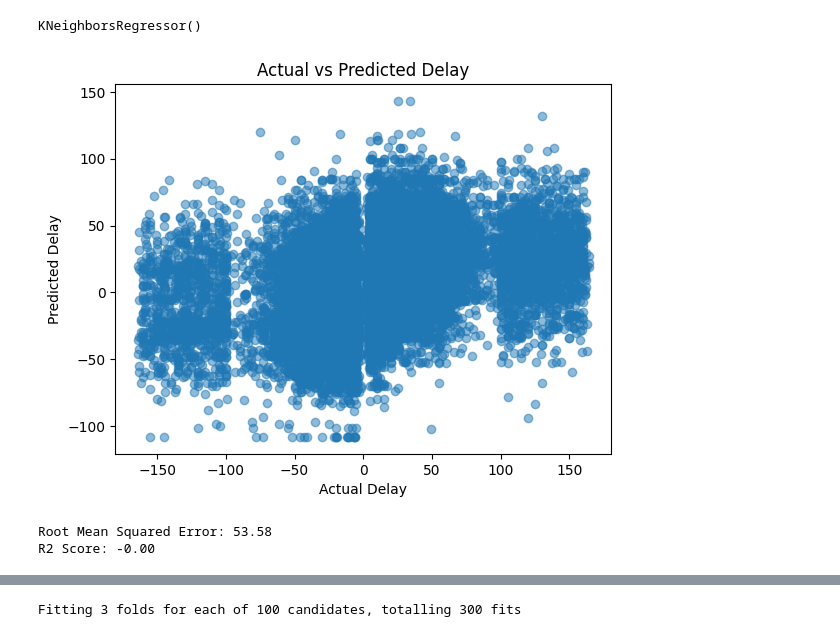
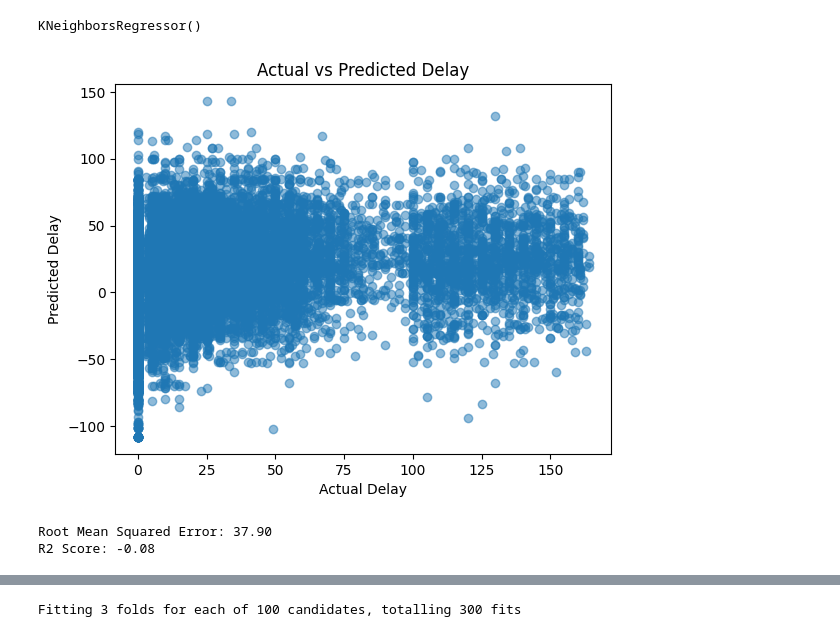
Before and after one commit to marcok10/ds-ml-project, a Jupyter notebook: EDA-flight.ipynb, the cells around one changed output, grey strips where cells are left out. Saved outputs shown, nothing was run; the diff lists cells and outputs as text; code cells hidden in the pictures.

```diff
--- a/EDA-flight.ipynb
+++ b/EDA-flight.ipynb
@@ -366,20 +366,23 @@ y_pos_neg_pred = knn_model.predict(X_test_pos_neg)
 # %%
 # Visualize predictions vs actual
 plt.scatter(y_test_pos_neg, y_pos_neg_pred, alpha=0.5)
 plt.xlabel('Actual Delay')
 plt.ylabel('Predicted Delay')
 plt.title('Actual vs Predicted Delay')
 plt.show()
 
 # Print model scores
 import numpy as np
+y_pos_neg_pred[y_pos_neg_pred < 0] = 0
+y_test_pos_neg = y_test_pos_neg.clip(lower=0)
 rmse = np.sqrt(mean_squared_error(y_test_pos_neg, y_pos_neg_pred))
+r2 = r2_score(y_test_pos_neg, y_pos_neg_pred)
 print(f"Root Mean Squared Error: {rmse:.2f}")
 print(f"R2 Score: {r2:.2f}")
 # %% [output]
-[figure, old version]
+[figure, new version]
-Root Mean Squared Error: 53.58
-R2 Score: -0.00
+Root Mean Squared Error: 37.90
+R2 Score: -0.08
 # %%
 from sklearn.model_selection import GridSearchCV
 from sklearn.neighbors import KNeighborsRegressor
```
Also changed, not shown: parts of 7 cells of this notebook.
